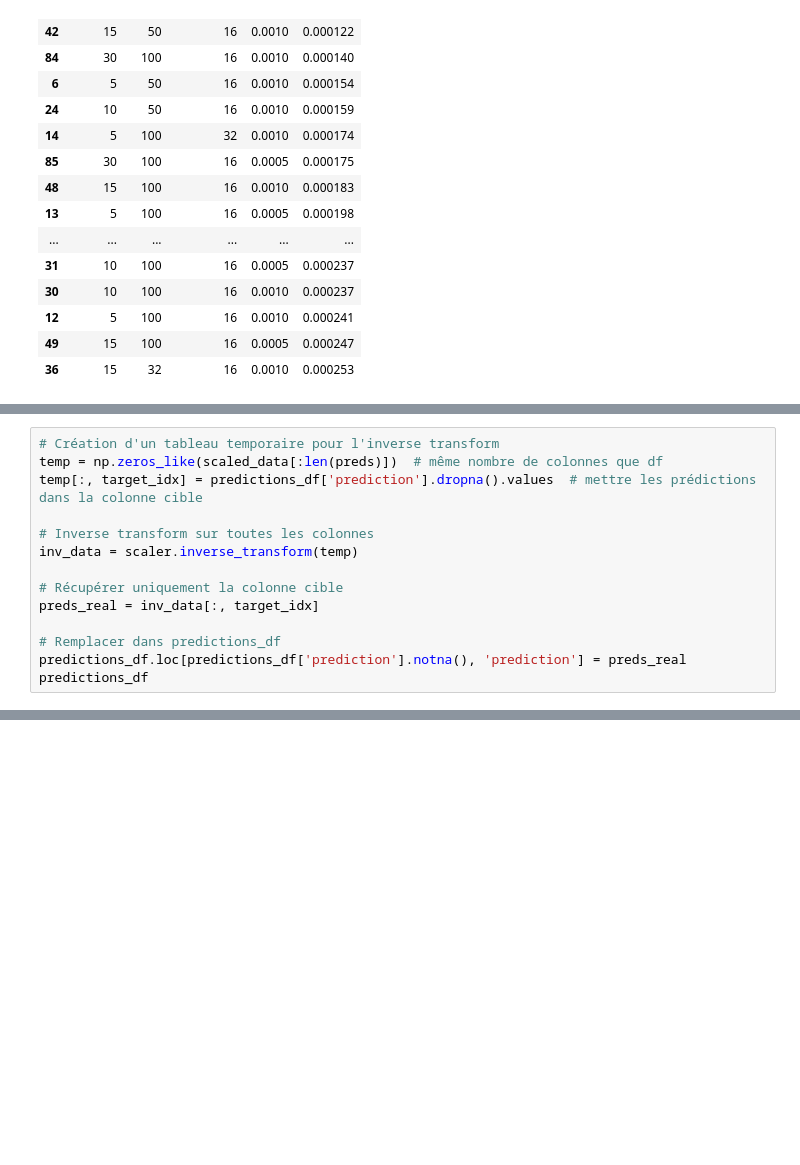
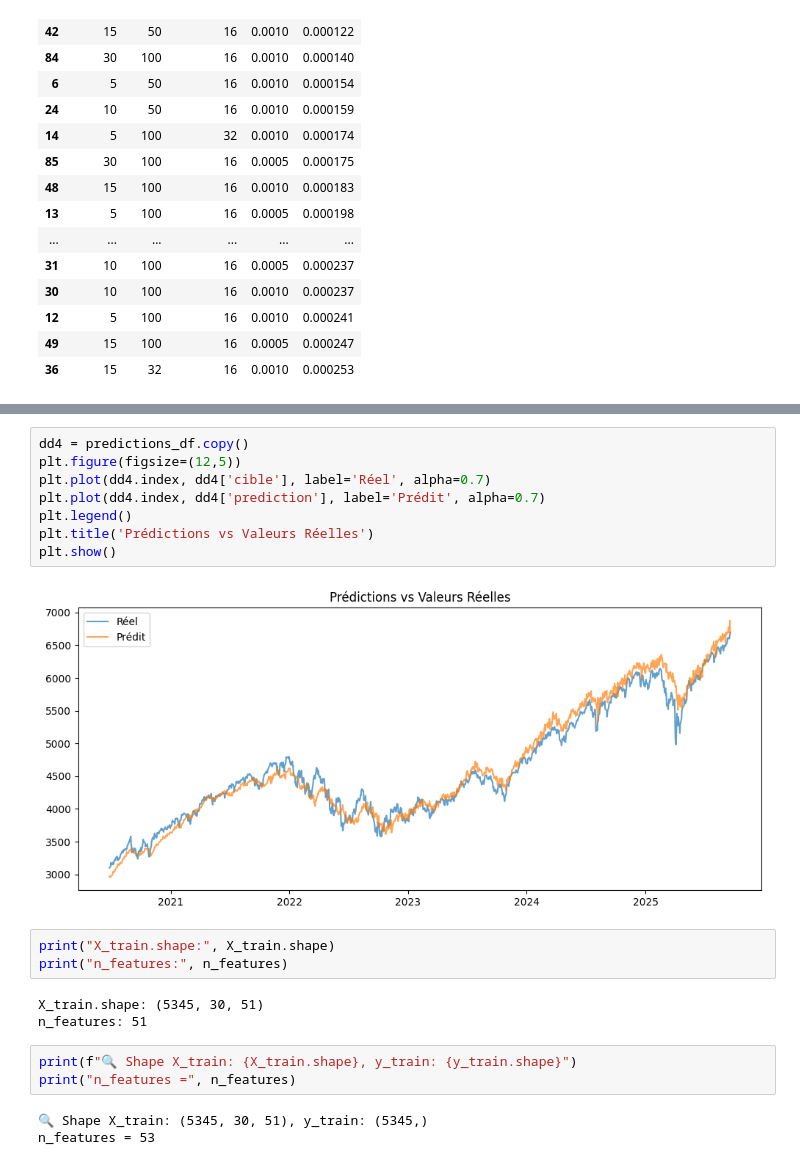
Before and after one commit to Alazuz/bigdata_project, a Jupyter notebook: lstm.ipynb, the cells around one changed output, grey strips where cells are left out. Drawn from its saved outputs; the diff is of its cells as text; blank space fills up the shorter version.

```diff
--- a/lstm.ipynb
+++ b/lstm.ipynb
@@ -841,14 +678,0 @@ plt.show()
-# %%
-# Création d'un tableau temporaire pour l'inverse transform
-temp = np.zeros_like(scaled_data[:len(preds)])  # même nombre de colonnes que df
-temp[:, target_idx] = predictions_df['prediction'].dropna().values  # mettre les prédictions dans la colonne cible
-
-# Inverse transform sur toutes les colonnes
-inv_data = scaler.inverse_transform(temp)
-
-# Récupérer uniquement la colonne cible
-preds_real = inv_data[:, target_idx]
-
-# Remplacer dans predictions_df
-predictions_df.loc[predictions_df['prediction'].notna(), 'prediction'] = preds_real
-predictions_df
@@ -873,0 +7656,22 @@ pd.DataFrame(index=df.index, columns=['prediction', 'cible'])
+# %%
+dd4 = predictions_df.copy()
+plt.figure(figsize=(12,5))
+plt.plot(dd4.index, dd4['cible'], label='Réel', alpha=0.7)
+plt.plot(dd4.index, dd4['prediction'], label='Prédit', alpha=0.7)
+plt.legend()
+plt.title('Prédictions vs Valeurs Réelles')
+plt.show()
+# %% [output]
+[figure, added]
+# %%
+print("X_train.shape:", X_train.shape)
+print("n_features:", n_features)
+# %% [output]
+X_train.shape: (5345, 30, 51)
+n_features: 51
+# %%
+print(f"🔍 Shape X_train: {X_train.shape}, y_train: {y_train.shape}")
+print("n_features =", n_features)
+# %% [output]
+🔍 Shape X_train: (5345, 30, 51), y_train: (5345,)
+n_features = 53
```
Also changed, not shown: parts of 27 cells of this notebook, 5 other files.
